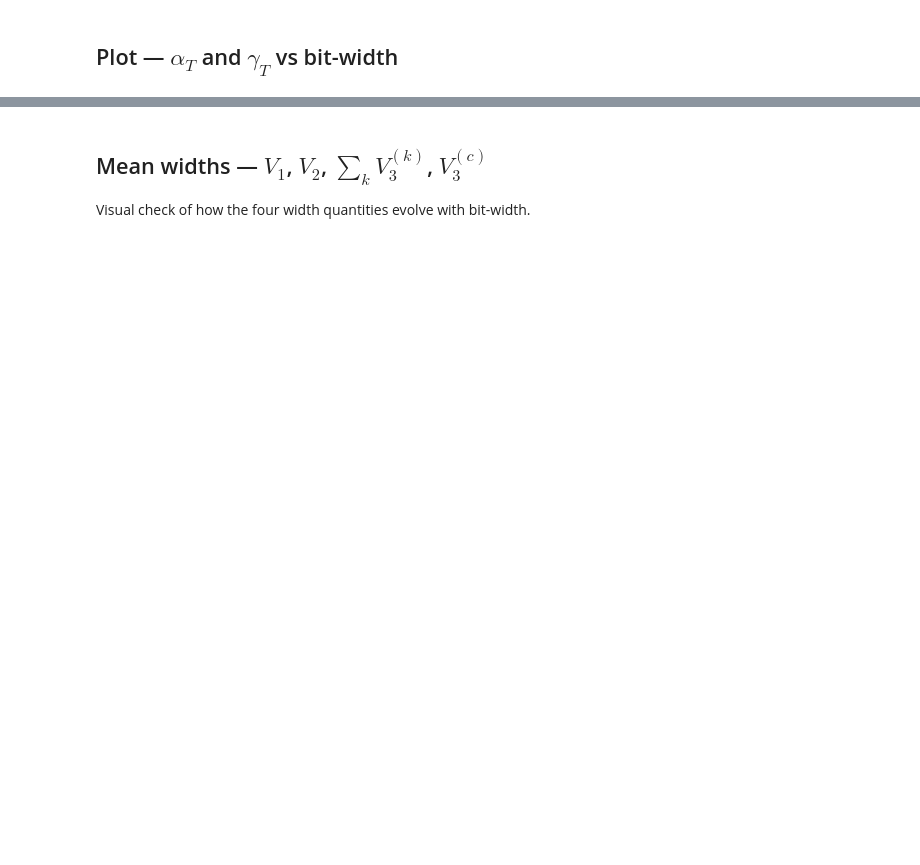
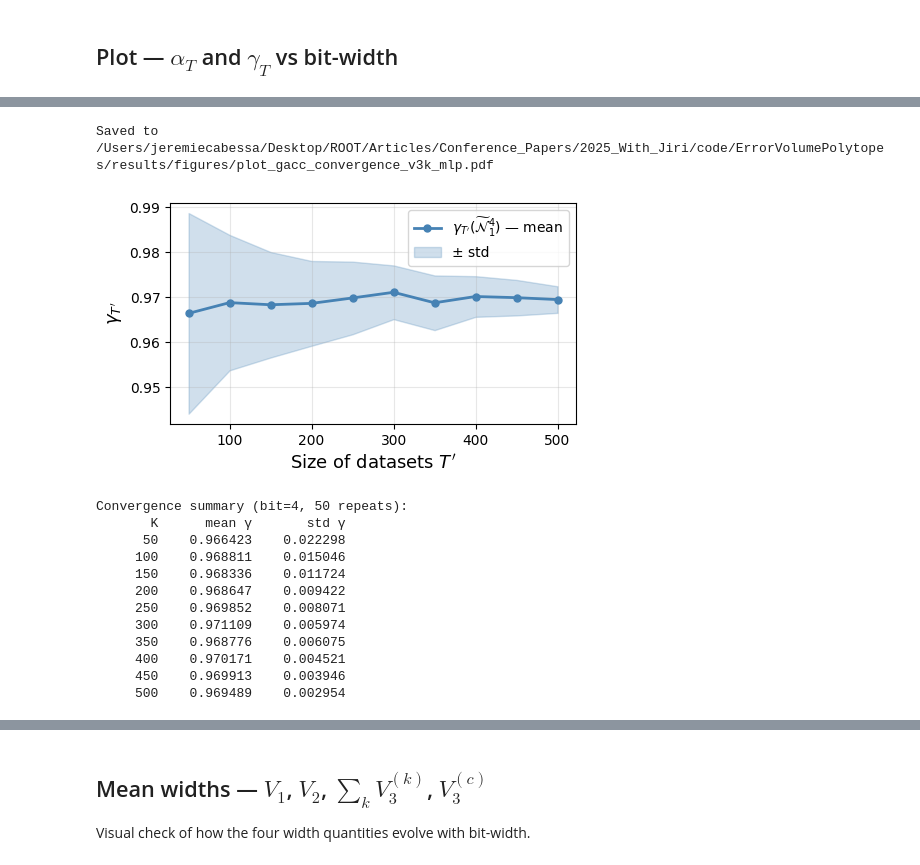
Before and after one commit to JeremCab/ErrorVolumePolytopes, a Jupyter notebook: notebooks/plot_volumes_v3k.ipynb, the cells around one changed output, grey strips where cells are left out. Saved outputs shown, nothing was run; the diff lists cells and outputs as text; code cells hidden in the pictures; blank space fills up the shorter version.

```diff
--- a/notebooks/plot_volumes_v3k.ipynb
+++ b/notebooks/plot_volumes_v3k.ipynb
@@ -304,0 +309,77 @@ Saved to /Users/jeremiecabessa/Desktop/ROOT/Articles/Conference_Papers/2025_With
+# %%
+import random
+
+N_REPEATS = 50
+CONV_BIT  = 4                                   # 4-bit model, as in the paper
+N_TOTAL   = 500 # len(records)
+
+# Sample sizes: every 50 from 50 up to N_TOTAL
+K_values  = list(range(50, N_TOTAL + 1, 50))
+if K_values[-1] != N_TOTAL:
+    K_values.append(N_TOTAL)                    # always include the full set
+
+rng = random.Random(42)
+
+def gacc_subsample(recs, bit):
+    """Compute γ_{T'} = Σ V3_c / Σ_k V3_k for a list of records and one bit-width."""
+    num, den = 0.0, 0.0
+    for r in recs:
+        ws = r["widths_both"][str(bit)]
+        num += ws[r["class_c"]]
+        den += sum(ws)
+    return num / den if den > 0 else float("nan")
+
+means, stds = [], []
+for K in K_values:
+    vals = []
+    for _ in range(N_REPEATS):
+        subset = rng.sample(records, K)
+        vals.append(gacc_subsample(subset, CONV_BIT))
+    means.append(np.mean(vals))
+    stds.append(np.std(vals))
+
+means = np.array(means)
+stds  = np.array(stds)
+
+# ── Plot ──────────────────────────────────────────────────────────────────────
+fig, ax = plt.subplots(figsize=(5, 3))
+
+ax.plot(K_values, means, marker="o", linewidth=2, markersize=5,
+        color="steelblue", label=rf"$\gamma_{{T'}}(\widetilde{{\mathcal{{N}}}}_1^{{{CONV_BIT}}})$ — mean")
+ax.fill_between(K_values, means - stds, means + stds,
+                alpha=0.25, color="steelblue", label="± std")
+#ax.axhline(gacc_subsample(records, CONV_BIT), color="steelblue", linestyle="--",
+#           linewidth=1.2, label=rf"full dataset ($K={N_TOTAL}$)")
+
+ax.set_xlabel(r"Size of datasets $T'$", fontsize=13)
+ax.set_ylabel(r"$\gamma_{T'}$", fontsize=13)
+ax.legend(fontsize=10)
+ax.grid(True, alpha=0.3)
+
+plt.tight_layout()
+if SAVE_PDF:
+    out = ROOT / "results" / "figures" / f"plot_gacc_convergence_v3k_{NETWORK}.pdf"
+    out.parent.mkdir(parents=True, exist_ok=True)
+    plt.savefig(out, bbox_inches="tight")
+    print(f"Saved to {out}")
+plt.show()
+
+print(f"\nConvergence summary (bit={CONV_BIT}, {N_REPEATS} repeats):")
+print(f"  {'K':>6}  {'mean γ':>10}  {'std γ':>10}")
+for K, m, s in zip(K_values, means, stds):
+    print(f"  {K:6d}  {m:10.6f}  {s:10.6f}")
+# %% [output]
+Saved to /Users/jeremiecabessa/Desktop/ROOT/Articles/Conference_Papers/2025_With_Jiri/code/ErrorVolumePolytopes/results/figures/plot_gacc_convergence_v3k_mlp.pdf
+[figure, added]
+Convergence summary (bit=4, 50 repeats):
+       K      mean γ       std γ
+      50    0.966423    0.022298
+     100    0.968811    0.015046
+     150    0.968336    0.011724
+     200    0.968647    0.009422
+     250    0.969852    0.008071
+     300    0.971109    0.005974
+     350    0.968776    0.006075
+     400    0.970171    0.004521
+     450    0.969913    0.003946
+     500    0.969489    0.002954
```
Also changed, not shown: parts of 9 cells of this notebook, 5 other files.
